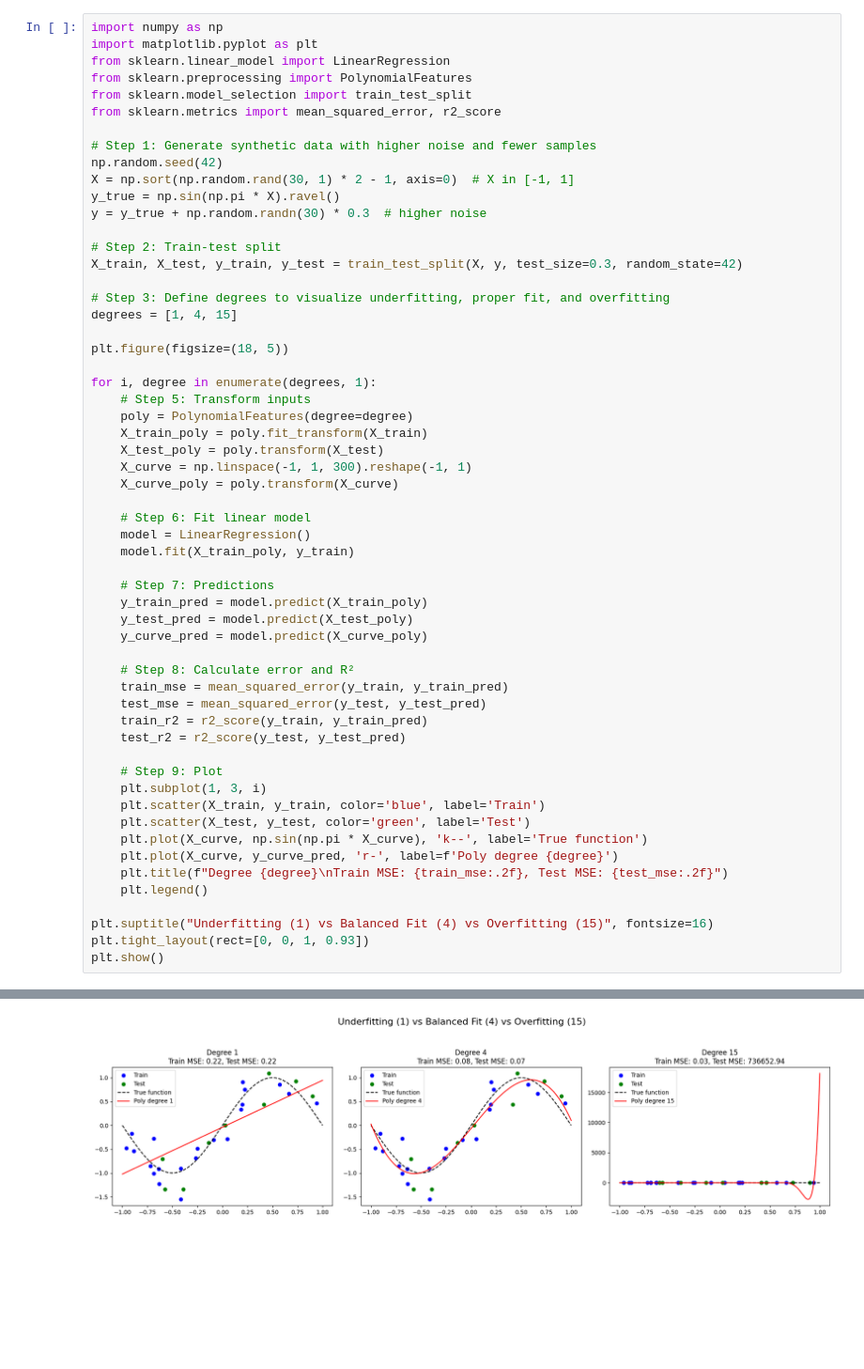
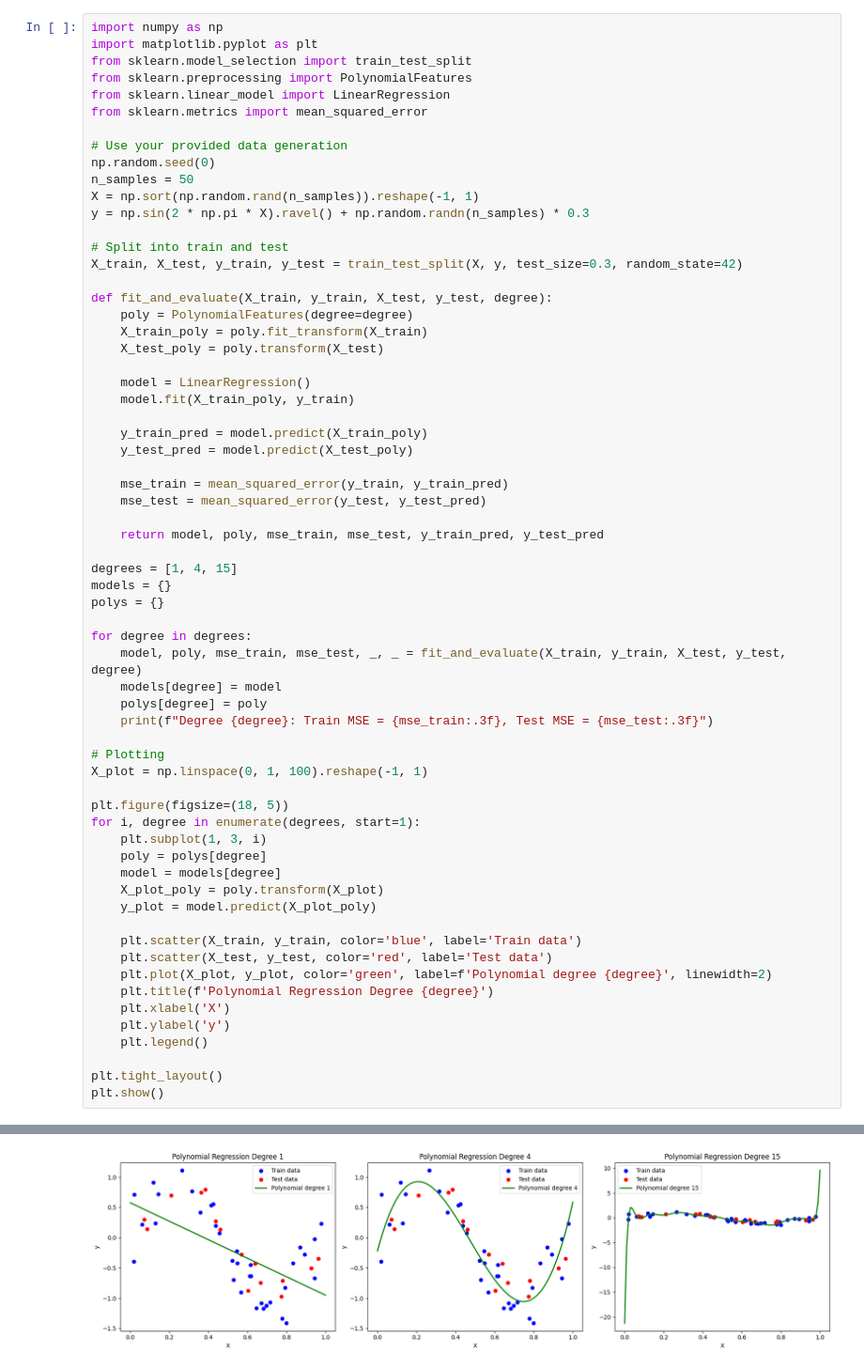
Before and after one commit to Harshvardhan-Moundekar/Deep-Learning, a Jupyter notebook: P02_DL.ipynb, the cells around one changed output, grey strips where cells are left out. Shown: that part at 94% size. Saved outputs shown, nothing was run; the diff lists cells and outputs as text; blank space fills up the shorter version.

```diff
--- a/P02_DL.ipynb
+++ b/P02_DL.ipynb
@@ -3,58 +3,65 @@
 # %%
 import numpy as np
 import matplotlib.pyplot as plt
+from sklearn.model_selection import train_test_split
+from sklearn.preprocessing import PolynomialFeatures
 from sklearn.linear_model import LinearRegression
-from sklearn.preprocessing import PolynomialFeatures
-from sklearn.model_selection import train_test_split
-from sklearn.metrics import mean_squared_error, r2_score
+from sklearn.metrics import mean_squared_error
 
-# Step 1: Generate synthetic data with higher noise and fewer samples
-np.random.seed(42)
-X = np.sort(np.random.rand(30, 1) * 2 - 1, axis=0)  # X in [-1, 1]
-y_true = np.sin(np.pi * X).ravel()
-y = y_true + np.random.randn(30) * 0.3  # higher noise
+# Use your provided data generation
+np.random.seed(0)
+n_samples = 50
+X = np.sort(np.random.rand(n_samples)).reshape(-1, 1)
+y = np.sin(2 * np.pi * X).ravel() + np.random.randn(n_samples) * 0.3
 
-# Step 2: Train-test split
+# Split into train and test
 X_train, X_test, y_train, y_test = train_test_split(X, y, test_size=0.3, random_state=42)
 
-# Step 3: Define degrees to visualize underfitting, proper fit, and overfitting
-degrees = [1, 4, 15]
-
-plt.figure(figsize=(18, 5))
-
-for i, degree in enumerate(degrees, 1):
-    # Step 5: Transform inputs
+def fit_and_evaluate(X_train, y_train, X_test, y_test, degree):
     poly = PolynomialFeatures(degree=degree)
     X_train_poly = poly.fit_transform(X_train)
     X_test_poly = poly.transform(X_test)
-    X_curve = np.linspace(-1, 1, 300).reshape(-1, 1)
-    X_curve_poly = poly.transform(X_curve)
 
-    # Step 6: Fit linear model
     model = LinearRegression()
     model.fit(X_train_poly, y_train)
 
-    # Step 7: Predictions
     y_train_pred = model.predict(X_train_poly)
     y_test_pred = model.predict(X_test_poly)
-    y_curve_pred = model.predict(X_curve_poly)
 
-    # Step 8: Calculate error and R²
-    train_mse = mean_squared_error(y_train, y_train_pred)
-    test_mse = mean_squared_error(y_test, y_test_pred)
-    train_r2 = r2_score(y_train, y_train_pred)
-    test_r2 = r2_score(y_test, y_test_pred)
+    mse_train = mean_squared_error(y_train, y_train_pred)
+    mse_test = mean_squared_error(y_test, y_test_pred)
 
-    # Step 9: Plot
+    return model, poly, mse_train, mse_test, y_train_pred, y_test_pred
+
+degrees = [1, 4, 15]
+models = {}
+polys = {}
+
+for degree in degrees:
+    model, poly, mse_train, mse_test, _, _ = fit_and_evaluate(X_train, y_train, X_test, y_test, degree)
+    models[degree] = model
+    polys[degree] = poly
+    print(f"Degree {degree}: Train MSE = {mse_train:.3f}, Test MSE = {mse_test:.3f}")
+
+# Plotting
+X_plot = np.linspace(0, 1, 100).reshape(-1, 1)
+
+plt.figure(figsize=(18, 5))
+for i, degree in enumerate(degrees, start=1):
     plt.subplot(1, 3, i)
-    plt.scatter(X_train, y_train, color='blue', label='Train')
-    plt.scatter(X_test, y_test, color='green', label='Test')
-    plt.plot(X_curve, np.sin(np.pi * X_curve), 'k--', label='True function')
-    plt.plot(X_curve, y_curve_pred, 'r-', label=f'Poly degree {degree}')
-    plt.title(f"Degree {degree}\nTrain MSE: {train_mse:.2f}, Test MSE: {test_mse:.2f}")
+    poly = polys[degree]
+    model = models[degree]
+    X_plot_poly = poly.transform(X_plot)
+    y_plot = model.predict(X_plot_poly)
+
+    plt.scatter(X_train, y_train, color='blue', label='Train data')
+    plt.scatter(X_test, y_test, color='red', label='Test data')
+    plt.plot(X_plot, y_plot, color='green', label=f'Polynomial degree {degree}', linewidth=2)
+    plt.title(f'Polynomial Regression Degree {degree}')
+    plt.xlabel('X')
+    plt.ylabel('y')
     plt.legend()
 
-plt.suptitle("Underfitting (1) vs Balanced Fit (4) vs Overfitting (15)", fontsize=16)
-plt.tight_layout(rect=[0, 0, 1, 0.93])
+plt.tight_layout()
 plt.show()
 # %% [output]
@@ -61 +71 @@ plt.show()
-[figure, old version]
+[figure, new version]
```
Also changed, not shown: parts of 1 cell of this notebook.
